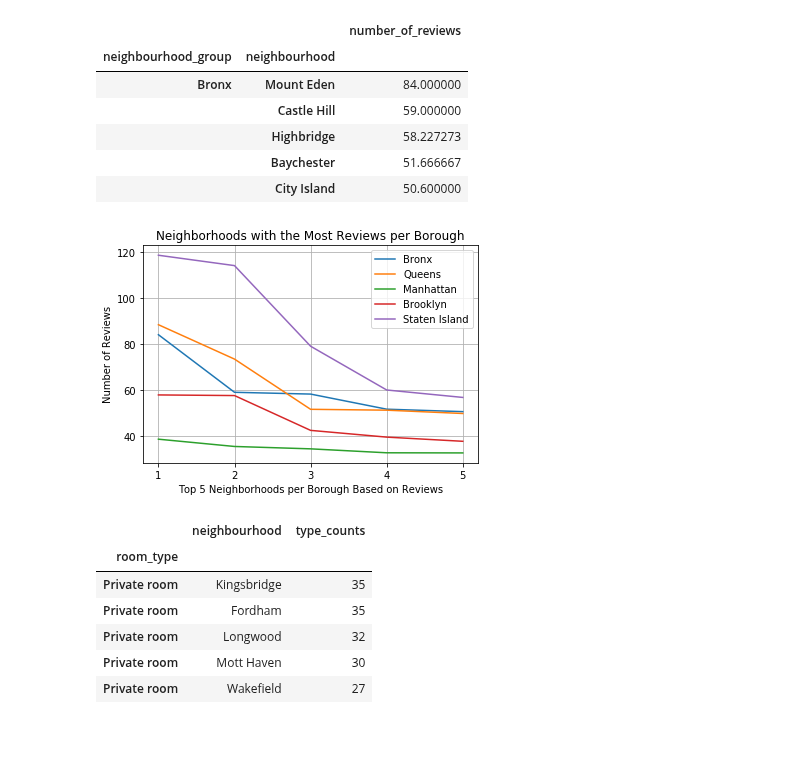
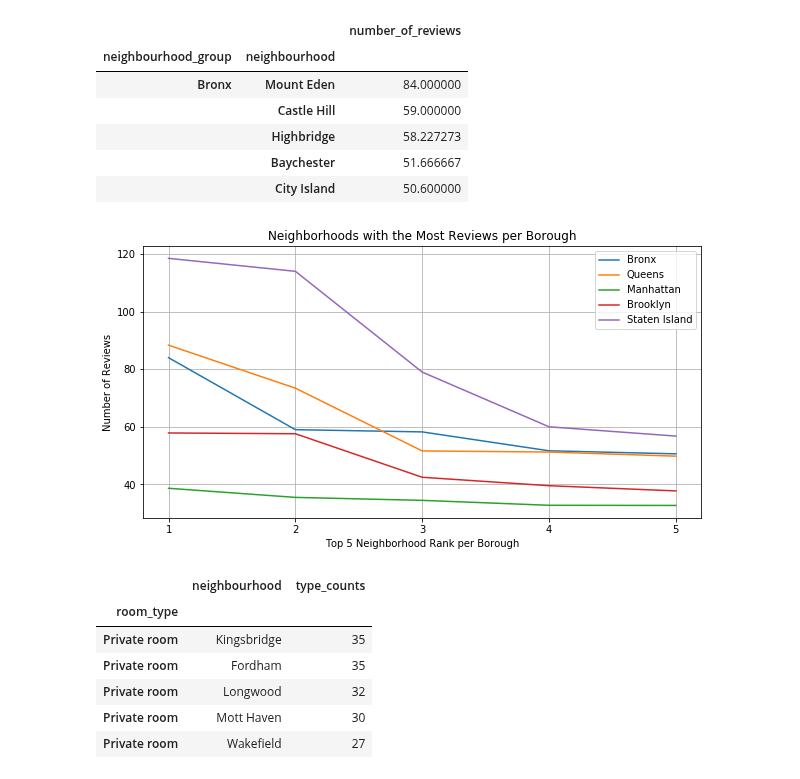
Before and after one commit to mjknj18/2019-NYC-Airbnb-Property-Data-Analysis, a Jupyter notebook: 2019_NYC_Airbnb_Property_Data_Analysis_Main.ipynb, the cells around one changed output. Drawn from its saved outputs; the diff is of its cells as text; code cells hidden in the pictures; blank space fills up the shorter version.

```diff
--- a/2019_NYC_Airbnb_Property_Data_Analysis_Main.ipynb
+++ b/2019_NYC_Airbnb_Property_Data_Analysis_Main.ipynb
@@ -10,6 +10,7 @@ import os
 import pandas as pd
 import numpy as np
 import matplotlib.pyplot as plt
+plt.rcParams["figure.figsize"] = [10, 5]
 # %% [markdown]
 ## Data Import & Cleaning
 # %%
@@ -177,20 +178,20 @@ queens_reviews = top_reviews_sorted.loc["Queens"].head()
 # %%
 x_axis = [1,2,3,4,5]
 xticks= [value for value in x_axis]
 plt.plot(x_axis, bronx_reviews, label="Bronx")
 plt.plot(x_axis, queens_reviews, label="Queens")
 plt.plot(x_axis, manhattan_reviews, label="Manhattan")
 plt.plot(x_axis, brooklyn_reviews, label="Brooklyn")
 plt.plot(x_axis, staten_island_reviews, label="Staten Island")
 plt.legend()
 plt.xticks(xticks)
 plt.ylabel("Number of Reviews")
-plt.xlabel("Top 5 Neighborhoods per Borough Based on Reviews")
+plt.xlabel("Top 5 Neighborhood Rank per Borough")
 plt.title("Neighborhoods with the Most Reviews per Borough")
 plt.grid()
 plt.show()
 # %% [output]
-[figure, old version]
+[figure, new version]
 # %%
 #Starting question #2, "In each borough, what are the 5 neighborhoods with the most of each property type?"
 property_type_df = cleaned_data[["neighbourhood_group","neighbourhood", "room_type" ]]
```
Also changed, not shown: parts of 59 cells of this notebook.
